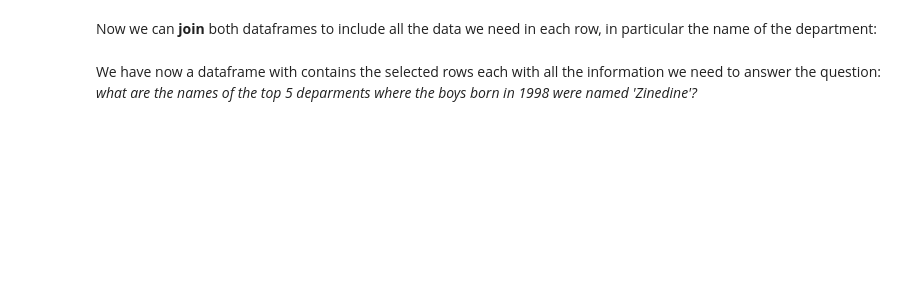
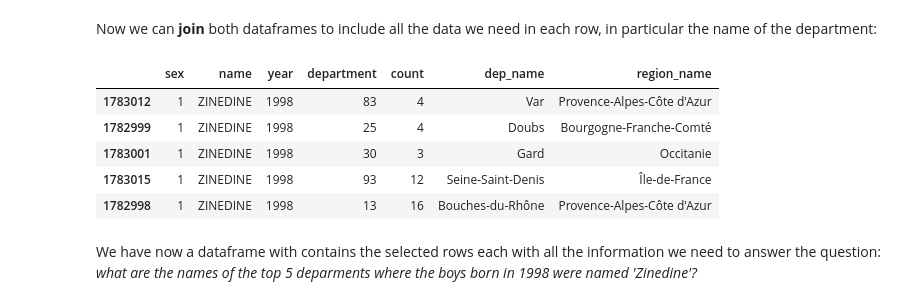
Before and after one commit to airnandez/numpandas, a Jupyter notebook: notebooks/pandas.ipynb, the cells around one changed output. Cells and saved outputs as stored; diff of their text form; code cells hidden in the pictures; blank space fills up the shorter version.

```diff
--- a/notebooks/pandas.ipynb
+++ b/notebooks/pandas.ipynb
@@ -690,12 +1314,19 @@ Now we can **join** both dataframes to include all the data we need in each row,
 # %%
 # Join both datasets using the index of 'dept_df' and the column 'department' of the 'zinedines_1998' dataframe
 zinedines_1998 = boys[(boys['name'] == 'ZINEDINE') & (boys['year'] == 1998)]
 
 # Create a new dataframe which is the result of joining the dataframes 'zinedines_1998' and 'dept_df' using
 # the values in the column 'department' of the first dataframe.
 zinedines_1998_full = zinedines_1998.join(dept_df, on='department')
 
-zinedines_1998_full.sample(5).style.applymap(highlight_column, subset=['department', 'dep_name'])
+zinedines_1998_full.sample(5).style.map(highlight_column, subset=['department', 'dep_name'])
+# %% [output]
+|  | sex | name | year | department | count | dep_name | region_name |
+| 1783012 | 1 | ZINEDINE | 1998 | 83 | 4 | Var | Provence-Alpes-Côte d'Azur |
+| 1782999 | 1 | ZINEDINE | 1998 | 25 | 4 | Doubs | Bourgogne-Franche-Comté |
+| 1783001 | 1 | ZINEDINE | 1998 | 30 | 3 | Gard | Occitanie |
+| 1783015 | 1 | ZINEDINE | 1998 | 93 | 12 | Seine-Saint-Denis | Île-de-France |
+| 1782998 | 1 | ZINEDINE | 1998 | 13 | 16 | Bouches-du-Rhône | Provence-Alpes-Côte d'Azur |
 # %% [markdown]
 We have now a dataframe with contains the selected rows each with all the information we need to answer the question: *what are the names of the top 5 deparments where the boys born in 1998 were named 'Zinedine'?*
 # %%
```
Also changed, not shown: parts of 92 cells of this notebook, 3 other files.
